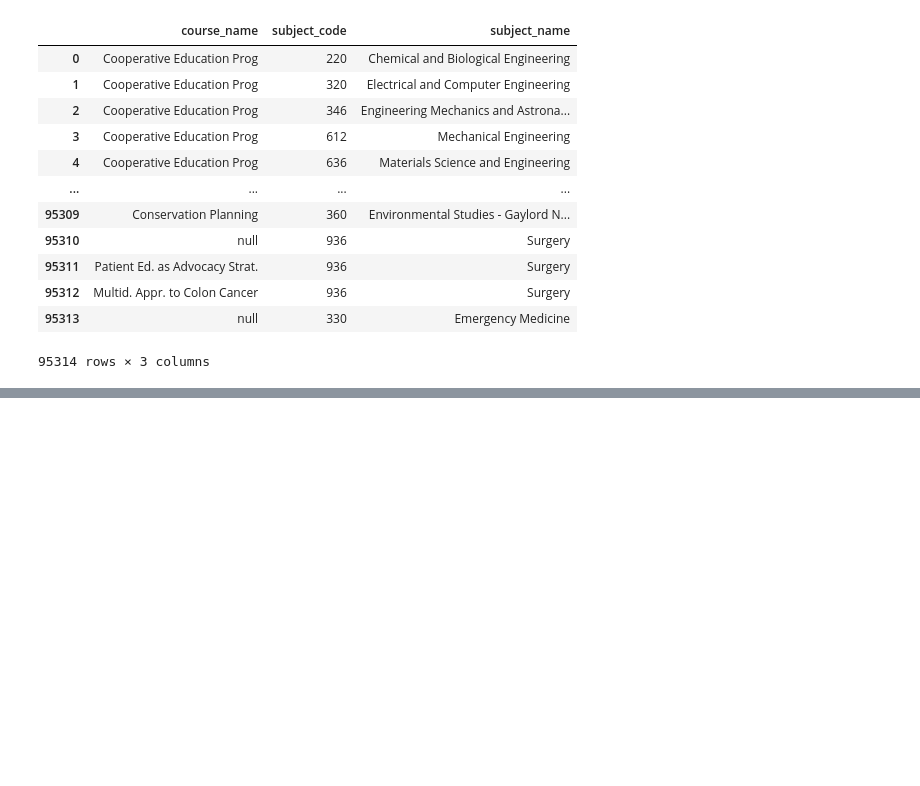
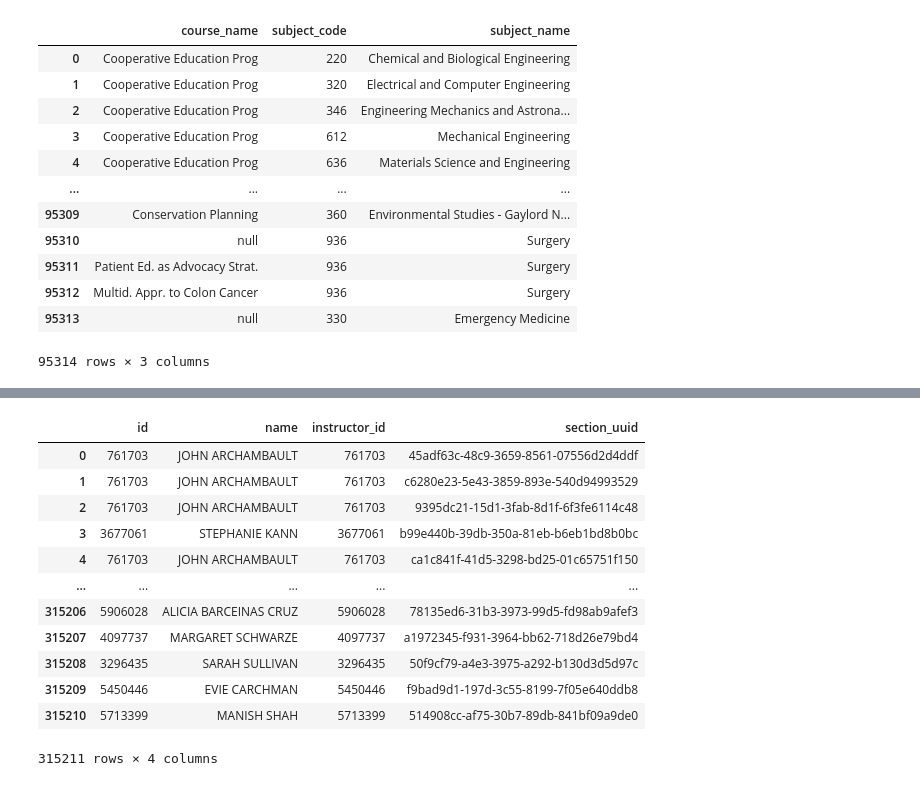
Before and after one commit to crypticrk/UW-Madsion-Dataset-Analysis, a Jupyter notebook: UW Madison Dataset Analyis.ipynb, the cells around one changed output, grey strips where cells are left out. Drawn from its saved outputs; the diff is of its cells as text; code cells hidden in the pictures; blank space fills up the shorter version.

```diff
--- a/UW Madison Dataset Analyis.ipynb
+++ b/UW Madison Dataset Analyis.ipynb
@@ -240,0 +260,3 @@ course_subjects
+# %%
+instructors = pd.read_sql("""SELECT * FROM instructors;""", conn)
+instructors
@@ -240,0 +277,3 @@ course_subjects
+# %%
+teachings = pd.read_sql("""SELECT * FROM teachings;""", conn)
+teachings
@@ -240,0 +294,20 @@ course_subjects
+# %%
+instructor_teachings = pd.read_sql("""SELECT id, name, section_uuid
+                                      FROM instructors
+                                      INNER JOIN teachings
+                                      ON instructors.id = teachings.instructor_id;""", conn)
+instructor_teachings
+# %% [output]
+|  | id | name | instructor_id | section_uuid |
+| 0 | 761703 | JOHN ARCHAMBAULT | 761703 | 45adf63c-48c9-3659-8561-07556d2d4ddf |
+| 1 | 761703 | JOHN ARCHAMBAULT | 761703 | c6280e23-5e43-3859-893e-540d94993529 |
+| 2 | 761703 | JOHN ARCHAMBAULT | 761703 | 9395dc21-15d1-3fab-8d1f-6f3fe6114c48 |
+| 3 | 3677061 | STEPHANIE KANN | 3677061 | b99e440b-39db-350a-81eb-b6eb1bd8b0bc |
+| 4 | 761703 | JOHN ARCHAMBAULT | 761703 | ca1c841f-41d5-3298-bd25-01c65751f150 |
+| ... | ... | ... | ... | ... |
+| 315206 | 5906028 | ALICIA BARCEINAS CRUZ | 5906028 | 78135ed6-31b3-3973-99d5-fd98ab9afef3 |
+| 315207 | 4097737 | MARGARET SCHWARZE | 4097737 | a1972345-f931-3964-bb62-718d26e79bd4 |
+| 315208 | 3296435 | SARAH SULLIVAN | 3296435 | 50f9cf79-a4e3-3975-a292-b130d3d5d97c |
+| 315209 | 5450446 | EVIE CARCHMAN | 5450446 | f9bad9d1-197d-3c55-8199-7f05e640ddb8 |
+| 315210 | 5713399 | MANISH SHAH | 5713399 | 514908cc-af75-30b7-89db-841bf09a9de0 |
+315211 rows × 4 columns
```
Also changed, not shown: parts of 5 cells of this notebook.
